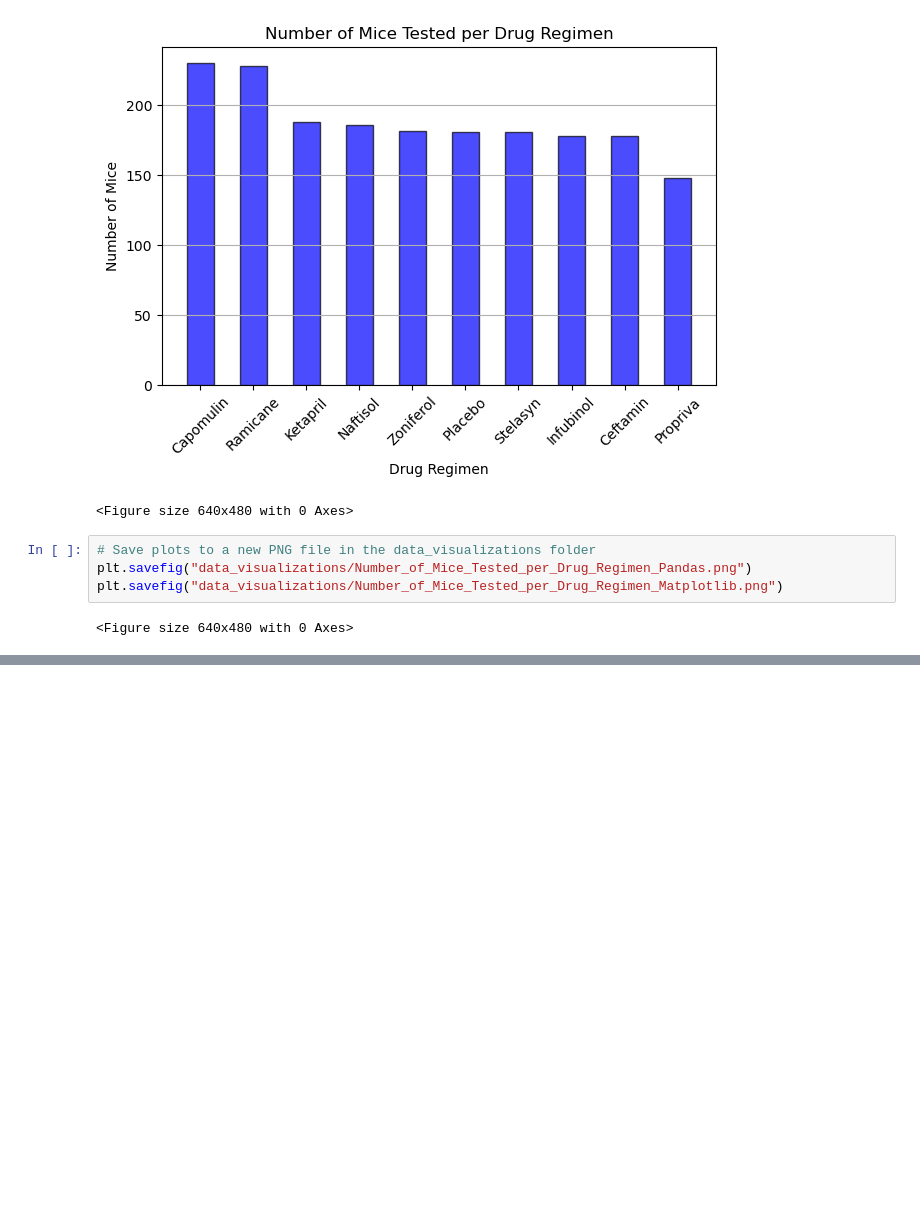
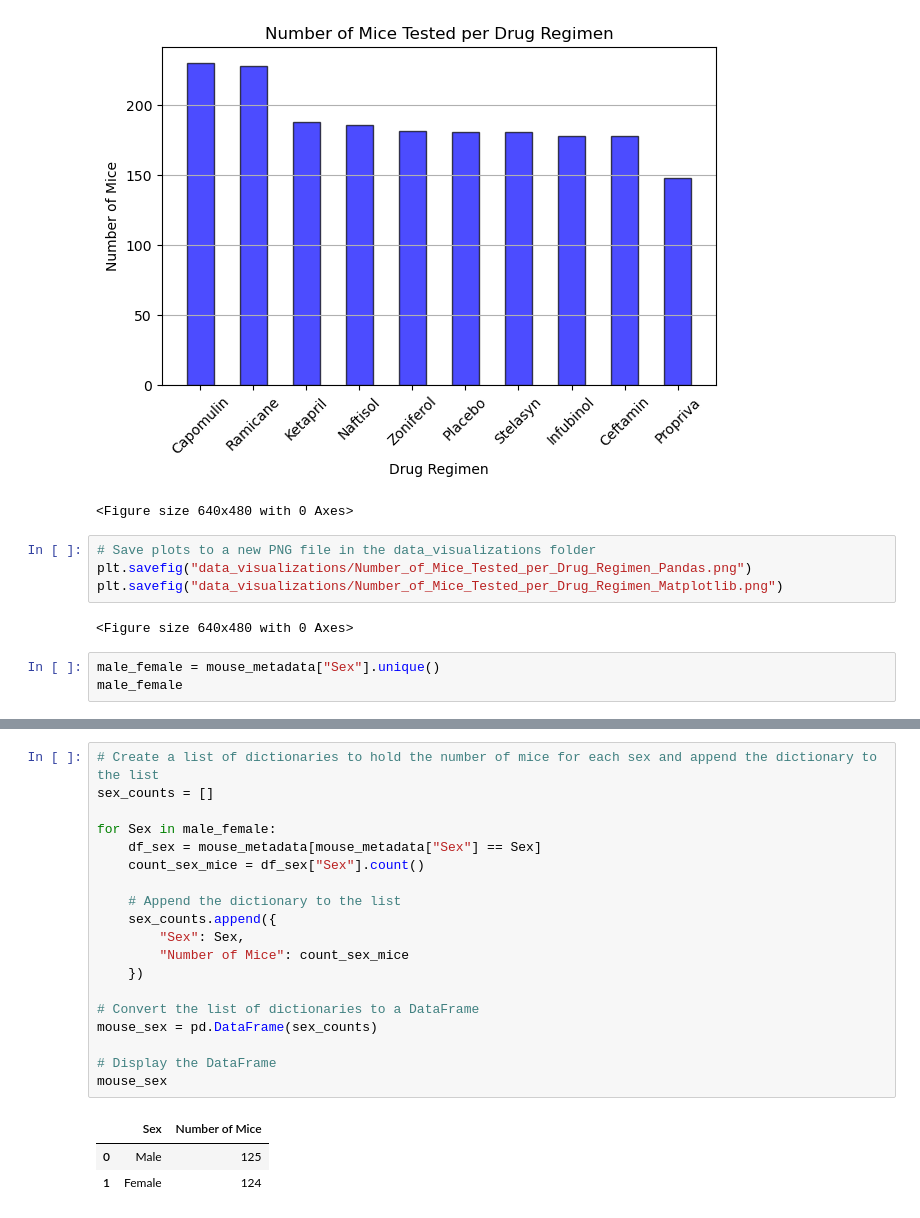
Before and after one commit to Jon-Pierson/pymaceuticals_capomulin_study, a Jupyter notebook: capomulin_data_analysis.ipynb, the cells around one changed output, grey strips where cells are left out. Cells and saved outputs as stored; diff of their text form; blank space fills up the shorter version.

```diff
--- a/capomulin_data_analysis.ipynb
+++ b/capomulin_data_analysis.ipynb
@@ -511,3 +517,6 @@ plt.savefig("data_visualizations/Number_of_Mice_Tested_per_Drug_Regimen_Pandas.p
 plt.savefig("data_visualizations/Number_of_Mice_Tested_per_Drug_Regimen_Matplotlib.png")
 # %% [output]
 <Figure size 640x480 with 0 Axes>
+# %%
+male_female = mouse_metadata["Sex"].unique()
+male_female
@@ -513,0 +533,23 @@ plt.savefig("data_visualizations/Number_of_Mice_Tested_per_Drug_Regimen_Matplotl
+# %%
+# Create a list of dictionaries to hold the number of mice for each sex and append the dictionary to the list
+sex_counts = []
+
+for Sex in male_female:
+    df_sex = mouse_metadata[mouse_metadata["Sex"] == Sex]
+    count_sex_mice = df_sex["Sex"].count()
+
+    # Append the dictionary to the list
+    sex_counts.append({
+        "Sex": Sex,
+        "Number of Mice": count_sex_mice
+    })
+
+# Convert the list of dictionaries to a DataFrame
+mouse_sex = pd.DataFrame(sex_counts)
+
+# Display the DataFrame
+mouse_sex
+# %% [output]
+|  | Sex | Number of Mice |
+| 0 | Male | 125 |
+| 1 | Female | 124 |
```
Also changed, not shown: parts of 3 cells of this notebook.
